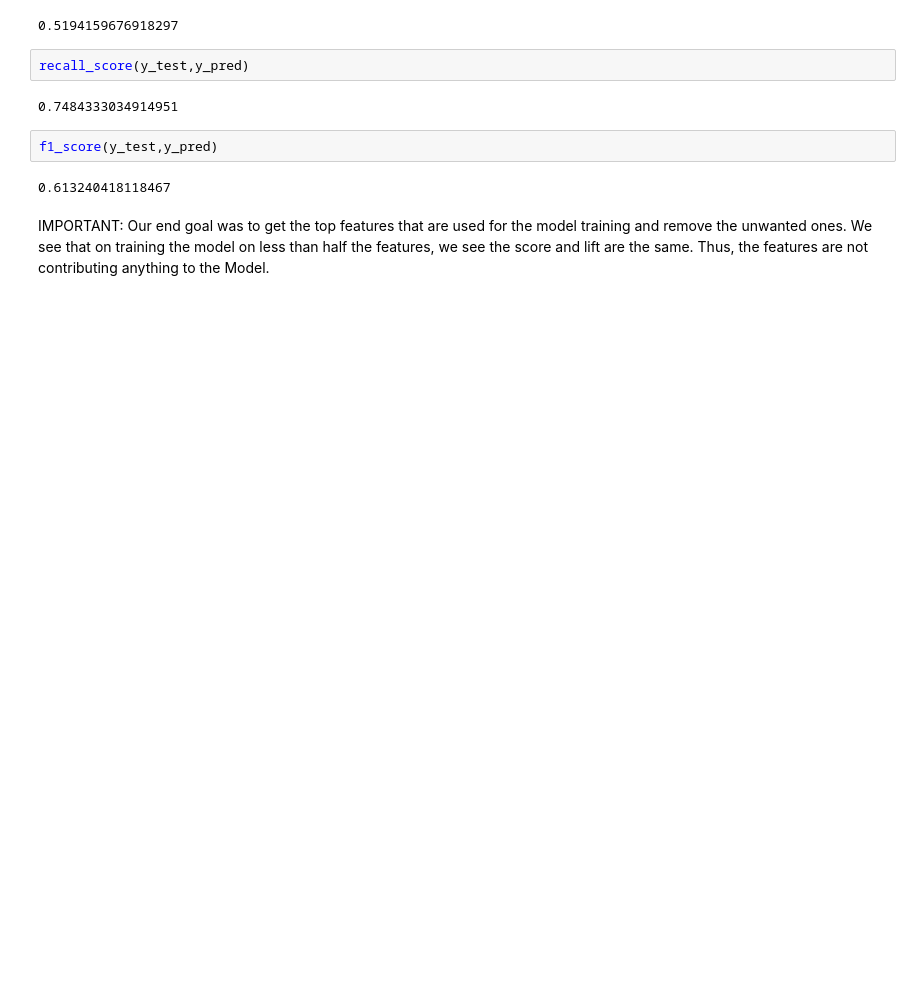
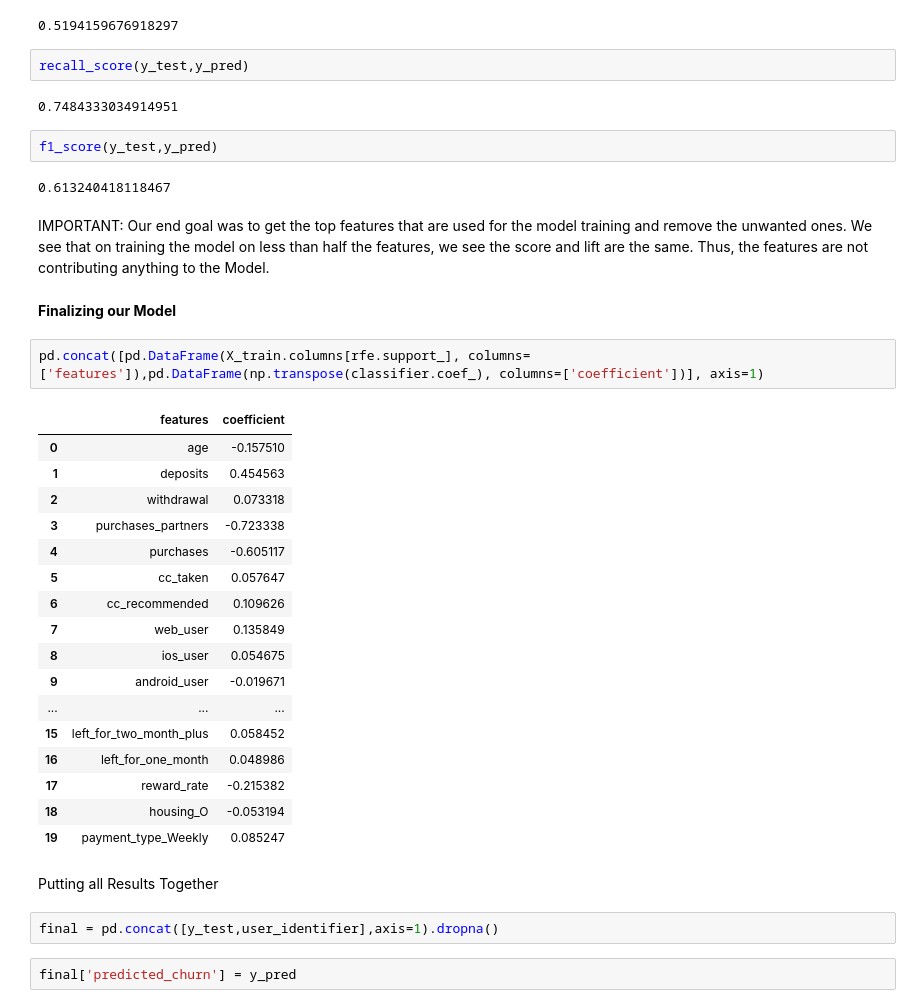
Before and after one commit to Devansh-Gupta-Official/minimizing-churn-subscription, a Jupyter notebook: minimizing_churn.ipynb, the cells around one changed output. Cells and saved outputs as stored; diff of their text form; blank space fills up the shorter version.

Commit message:
finalizing out model

```diff
--- a/minimizing_churn.ipynb
+++ b/minimizing_churn.ipynb
@@ -505,3 +505,31 @@ f1_score(y_test,y_pred)
 0.613240418118467
 # %% [markdown]
 IMPORTANT: Our end goal was to get the top features that are used for the model training and remove the unwanted ones. We see that on training the model on less than half the features, we see the score and lift are the same. Thus, the features are not contributing anything to the Model.
+# %% [markdown]
+**Finalizing our Model**
+# %%
+pd.concat([pd.DataFrame(X_train.columns[rfe.support_], columns=['features']),pd.DataFrame(np.transpose(classifier.coef_), columns=['coefficient'])], axis=1)
+# %% [output]
+|  | features | coefficient |
+| 0 | age | -0.157510 |
+| 1 | deposits | 0.454563 |
+| 2 | withdrawal | 0.073318 |
+| 3 | purchases_partners | -0.723338 |
+| 4 | purchases | -0.605117 |
+| 5 | cc_taken | 0.057647 |
+| 6 | cc_recommended | 0.109626 |
+| 7 | web_user | 0.135849 |
+| 8 | ios_user | 0.054675 |
+| 9 | android_user | -0.019671 |
+| ... | ... | ... |
+| 15 | left_for_two_month_plus | 0.058452 |
+| 16 | left_for_one_month | 0.048986 |
+| 17 | reward_rate | -0.215382 |
+| 18 | housing_O | -0.053194 |
+| 19 | payment_type_Weekly | 0.085247 |
+# %% [markdown]
+Putting all Results Together
+# %%
+final = pd.concat([y_test,user_identifier],axis=1).dropna()
+# %%
+final['predicted_churn'] = y_pred
```
Also changed, not shown: parts of 1 cell of this notebook.
